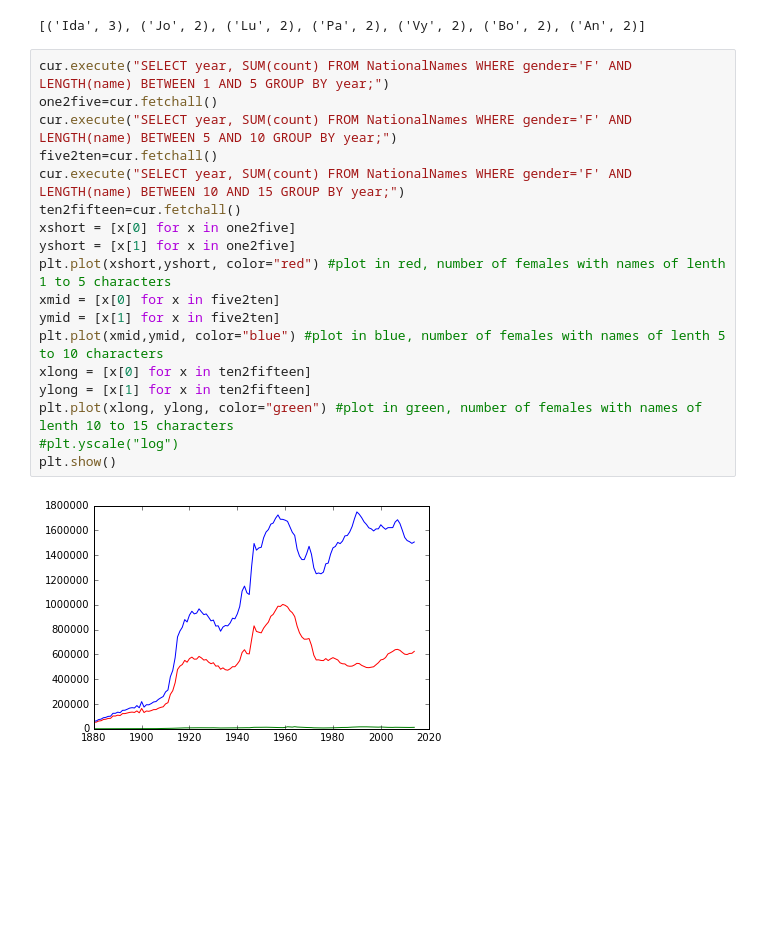
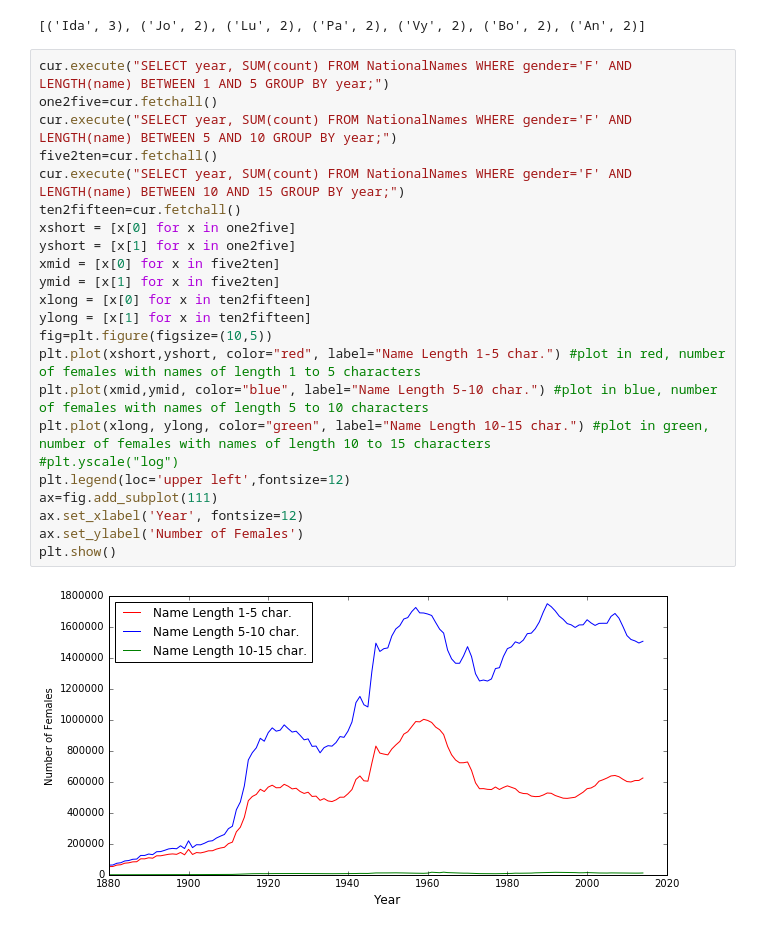
Before and after one commit to kostdiek/USBabyNames-SQL, a Jupyter notebook: USBabyNames.ipynb, the cells around one changed output. Saved outputs shown, nothing was run; the diff lists cells and outputs as text; blank space fills up the shorter version.

```diff
--- a/USBabyNames.ipynb
+++ b/USBabyNames.ipynb
@@ -138,20 +164,25 @@ cur.fetchall()
 # %%
 cur.execute("SELECT year, SUM(count) FROM NationalNames WHERE gender='F' AND LENGTH(name) BETWEEN 1 AND 5 GROUP BY year;")
 one2five=cur.fetchall()
 cur.execute("SELECT year, SUM(count) FROM NationalNames WHERE gender='F' AND LENGTH(name) BETWEEN 5 AND 10 GROUP BY year;")
 five2ten=cur.fetchall()
 cur.execute("SELECT year, SUM(count) FROM NationalNames WHERE gender='F' AND LENGTH(name) BETWEEN 10 AND 15 GROUP BY year;")
 ten2fifteen=cur.fetchall()
 xshort = [x[0] for x in one2five]
 yshort = [x[1] for x in one2five]
-plt.plot(xshort,yshort, color="red") #plot in red, number of females with names of lenth 1 to 5 characters
 xmid = [x[0] for x in five2ten]
 ymid = [x[1] for x in five2ten]
-plt.plot(xmid,ymid, color="blue") #plot in blue, number of females with names of lenth 5 to 10 characters
 xlong = [x[0] for x in ten2fifteen]
 ylong = [x[1] for x in ten2fifteen]
-plt.plot(xlong, ylong, color="green") #plot in green, number of females with names of lenth 10 to 15 characters
+fig=plt.figure(figsize=(10,5))
+plt.plot(xshort,yshort, color="red", label="Name Length 1-5 char.") #plot in red, number of females with names of length 1 to 5 characters
+plt.plot(xmid,ymid, color="blue", label="Name Length 5-10 char.") #plot in blue, number of females with names of length 5 to 10 characters
+plt.plot(xlong, ylong, color="green", label="Name Length 10-15 char.") #plot in green, number of females with names of length 10 to 15 characters
 #plt.yscale("log")
+plt.legend(loc='upper left',fontsize=12)
+ax=fig.add_subplot(111)
+ax.set_xlabel('Year', fontsize=12)
+ax.set_ylabel('Number of Females')
 plt.show()
 # %% [output]
-[figure, old version]
+[figure, new version]
```
Also changed, not shown: parts of 8 cells of this notebook.
